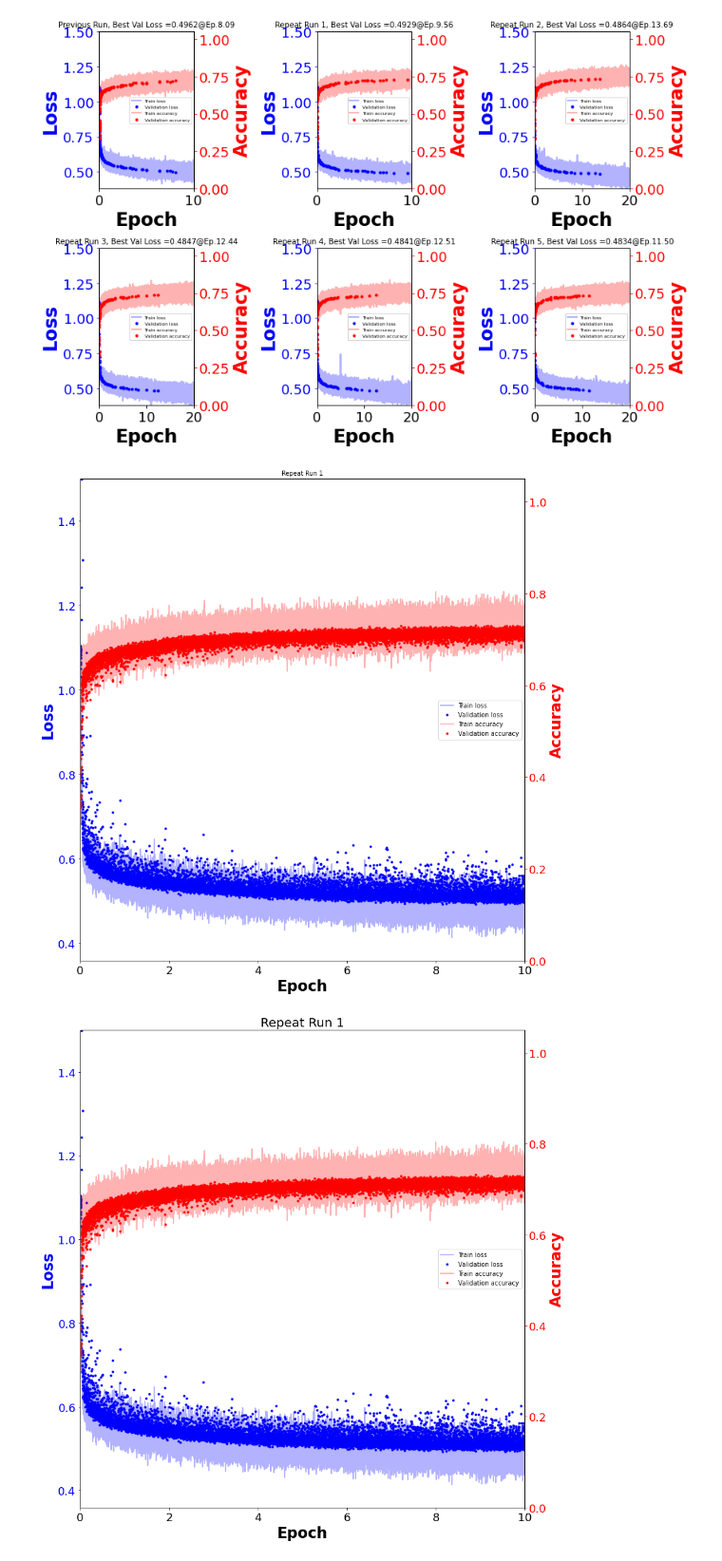
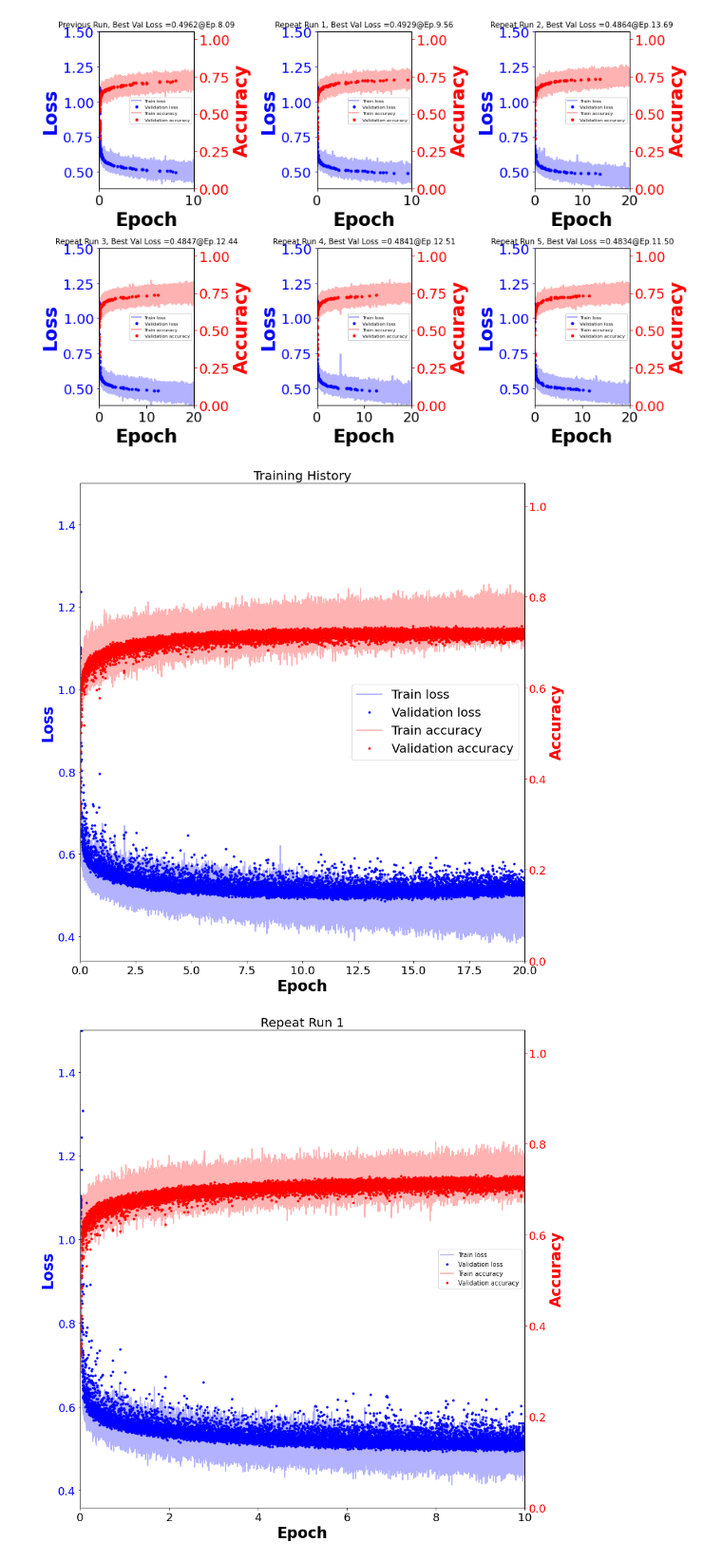
Before and after one commit to WatChMaL/CNN, a Jupyter notebook: Repeating_Classifier_Training/8. Comparing Additional Training and Testing Runs.ipynb, the cells around one changed output. Shown at 95% size. Drawn from its saved outputs; the diff is of its cells as text; code cells hidden in the pictures.

```diff
--- a/Repeating_Classifier_Training/8. Comparing Additional Training and Testing Runs.ipynb
+++ b/Repeating_Classifier_Training/8. Comparing Additional Training and Testing Runs.ipynb
@@ -60,9 +60,9 @@ fig = disp_multiple_learn_hist(paths,losslim=1.5,titles=['Previous Run' if i ==
 # %% [output]
 [figure]
 # %%
-fig = disp_multiple_learn_hist([paths[1]],losslim=1.5,titles=['Repeat Run 1'])
+fig = disp_multiple_learn_hist([paths[2]],losslim=1.5,titles=['Training History'],leg_font=20, title_font=20)
 # %% [output]
-[figure, old version]
+[figure, new version]
 # %%
 fig = disp_multiple_learn_hist([paths[1]],losslim=1.5,titles=['Repeat Run 1'],best_only=False,title_font=20)
 plt.savefig(os.path.join(os.getcwd(),'plot_images/repeat_training.pdf'))
```
Also changed, not shown: parts of 26 cells of this notebook, 32 other files.
